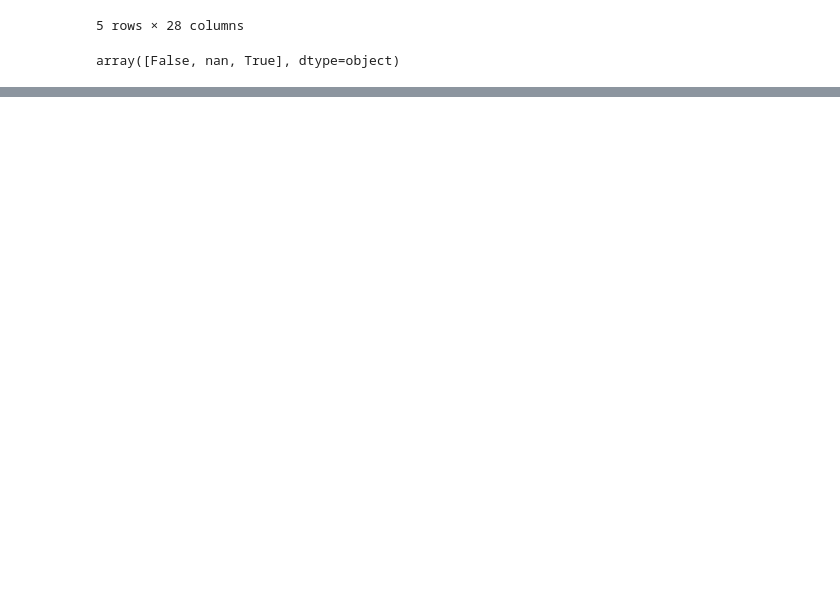
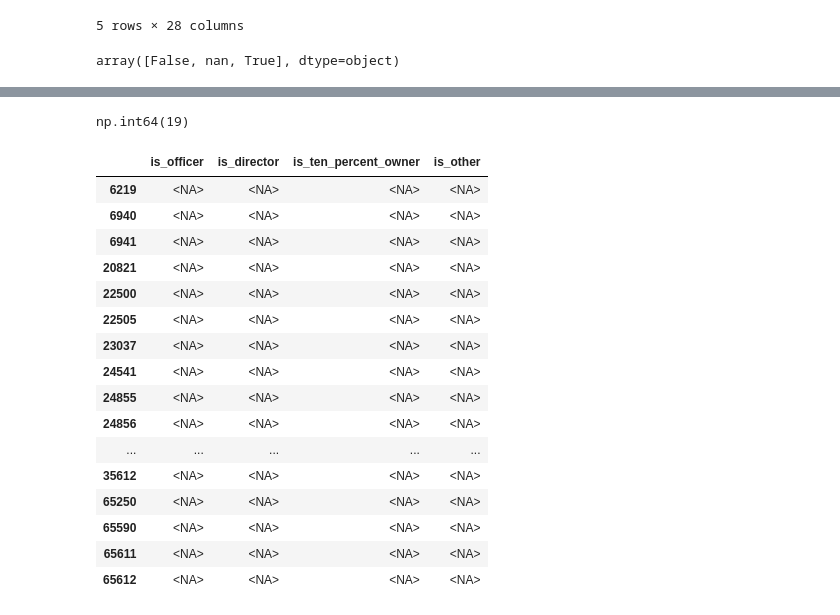
Before and after one commit to stephsorandom/the-insider-ledger, a Jupyter notebook: clean.ipynb, the cells around one changed output, grey strips where cells are left out. Cells and saved outputs as stored; diff of their text form; code cells hidden in the pictures; blank space fills up the shorter version.

Commit message:
added role flags for reporting owner, fixed a nulllable boolean bug

```diff
--- a/clean.ipynb
+++ b/clean.ipynb
@@ -92,0 +157,42 @@ array([False, nan, True], dtype=object)
+# %%
+# Verifying NAN for cleaning design
+reportingowner['RPTOWNER_RELATIONSHIP'].isna().sum()
+# %% [output]
+np.int64(19)
+# %%
+# Flag each role from RPTOWNER_RELATIONSHIP. Two steps per flag:
+# 1) .str.contains() checks if the role name appears anywhere in the (possibly combined) text
+# 2) .astype('boolean') converts to a nullable boolean type so missing relationships can stay NA instead of being forced to False
+# Then .loc explicitly sets the True NA rows (no relationship listed at all) to NA, since step 1 alone doesn't reliably preserve that
+
+reportingowner['is_officer'] = reportingowner['RPTOWNER_RELATIONSHIP'].str.contains('Officer').astype('boolean')
+reportingowner.loc[reportingowner['RPTOWNER_RELATIONSHIP'].isna(), 'is_officer'] = pd.NA
+
+reportingowner['is_director'] = reportingowner['RPTOWNER_RELATIONSHIP'].str.contains('Director').astype('boolean')
+reportingowner.loc[reportingowner['RPTOWNER_RELATIONSHIP'].isna(), 'is_director'] = pd.NA
+
+reportingowner['is_ten_percent_owner'] = reportingowner['RPTOWNER_RELATIONSHIP'].str.contains('TenPercentOwner').astype('boolean')
+reportingowner.loc[reportingowner['RPTOWNER_RELATIONSHIP'].isna(), 'is_ten_percent_owner'] = pd.NA
+
+reportingowner['is_other'] = reportingowner['RPTOWNER_RELATIONSHIP'].str.contains('Other').astype('boolean')
+reportingowner.loc[reportingowner['RPTOWNER_RELATIONSHIP'].isna(), 'is_other'] = pd.NA
+# %%
+reportingowner[reportingowner['RPTOWNER_RELATIONSHIP'].isna()][['is_officer', 'is_director', 'is_ten_percent_owner', 'is_other']]
+# %% [output]
+|  | is_officer | is_director | is_ten_percent_owner | is_other |
+| 6219 | <NA> | <NA> | <NA> | <NA> |
+| 6940 | <NA> | <NA> | <NA> | <NA> |
+| 6941 | <NA> | <NA> | <NA> | <NA> |
+| 20821 | <NA> | <NA> | <NA> | <NA> |
+| 22500 | <NA> | <NA> | <NA> | <NA> |
+| 22505 | <NA> | <NA> | <NA> | <NA> |
+| 23037 | <NA> | <NA> | <NA> | <NA> |
+| 24541 | <NA> | <NA> | <NA> | <NA> |
+| 24855 | <NA> | <NA> | <NA> | <NA> |
+| 24856 | <NA> | <NA> | <NA> | <NA> |
+| ... | ... | ... | ... | ... |
+| 35612 | <NA> | <NA> | <NA> | <NA> |
+| 65250 | <NA> | <NA> | <NA> | <NA> |
+| 65590 | <NA> | <NA> | <NA> | <NA> |
+| 65611 | <NA> | <NA> | <NA> | <NA> |
+| 65612 | <NA> | <NA> | <NA> | <NA> |
```
Also changed, not shown: parts of 6 cells of this notebook.
